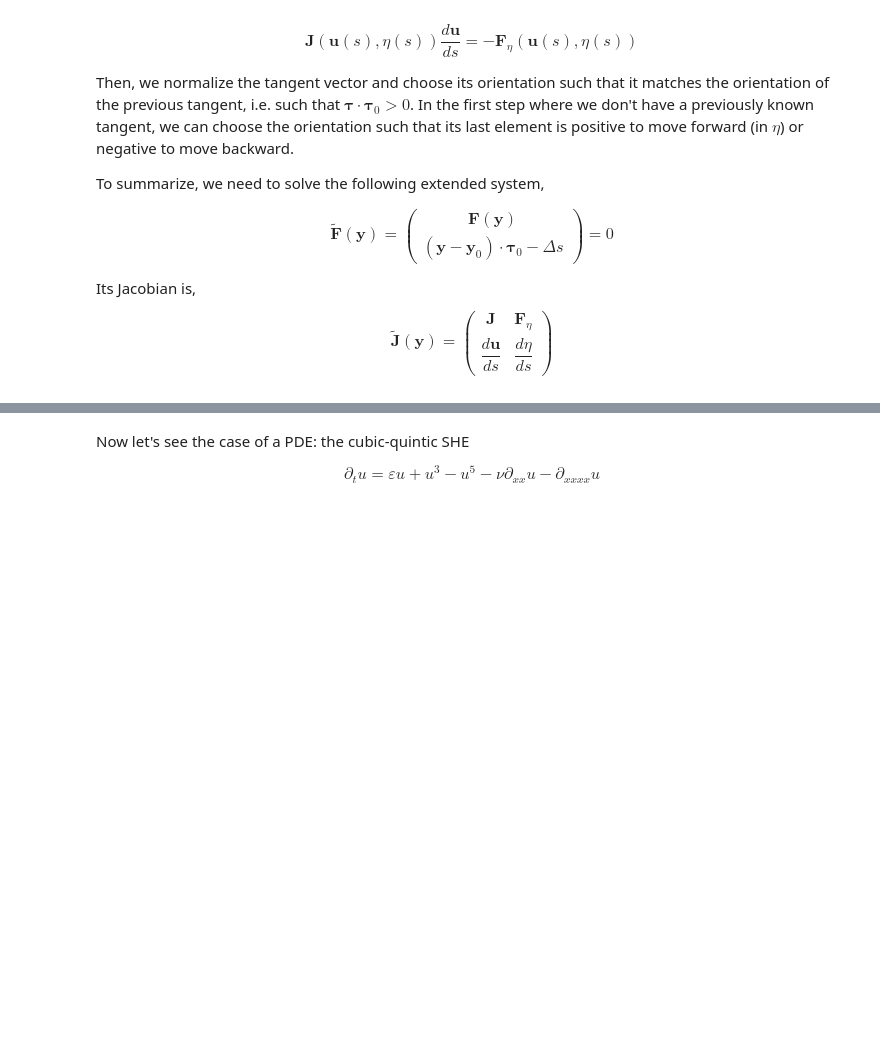
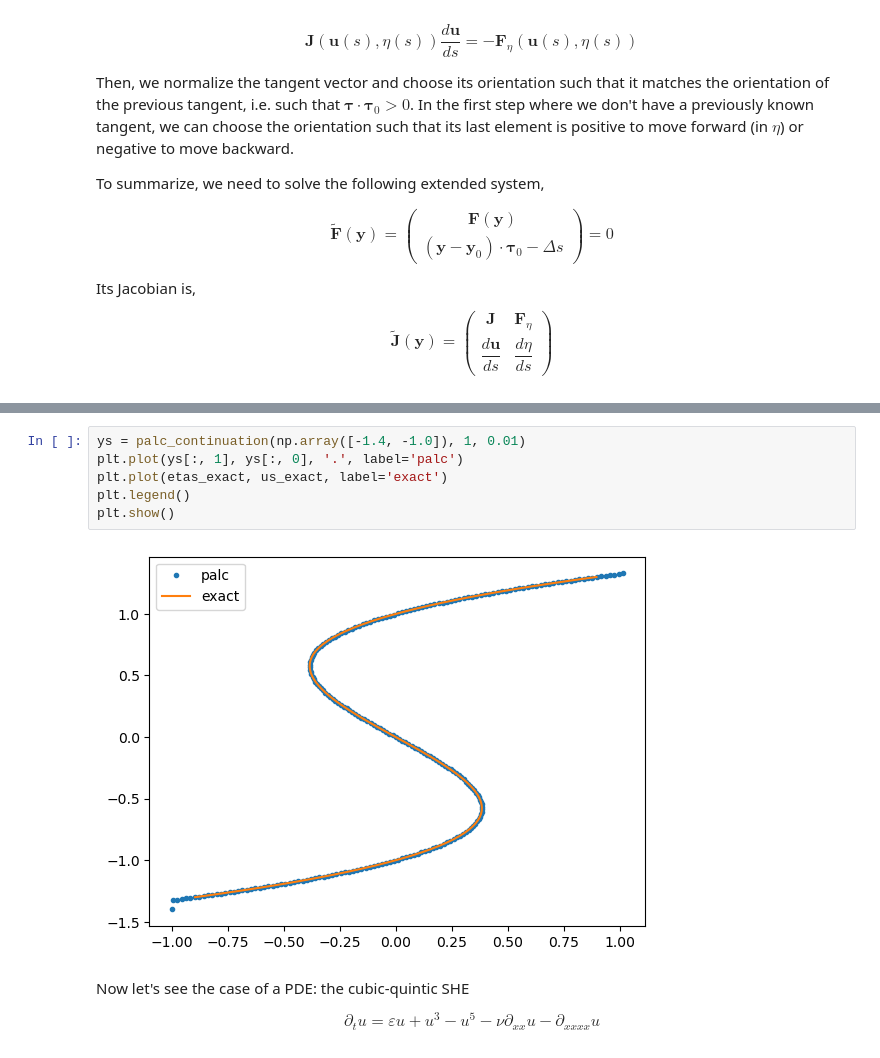
Before and after one commit to MBataille/continuation-tutorial, a Jupyter notebook: continuation.ipynb, the cells around one changed output, grey strips where cells are left out. Drawn from its saved outputs; the diff is of its cells as text; blank space fills up the shorter version.

```diff
--- a/continuation.ipynb
+++ b/continuation.ipynb
@@ -132,3 +226,11 @@ $$
+# %%
+ys = palc_continuation(np.array([-1.4, -1.0]), 1, 0.01)
+plt.plot(ys[:, 1], ys[:, 0], '.', label='palc')
+plt.plot(etas_exact, us_exact, label='exact')
+plt.legend()
+plt.show()
+# %% [output]
+[figure, added]
 # %% [markdown]
 Now let's see the case of a PDE: the cubic-quintic SHE
 
```
Also changed, not shown: parts of 8 cells of this notebook.
